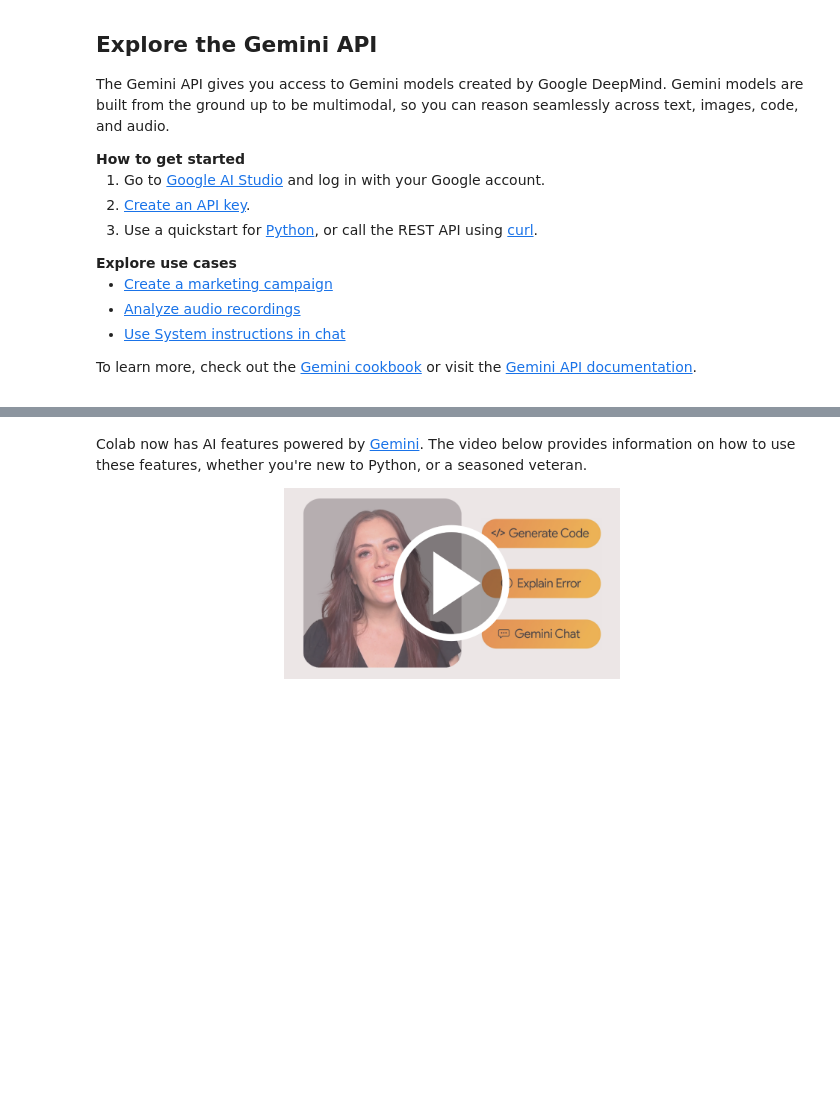
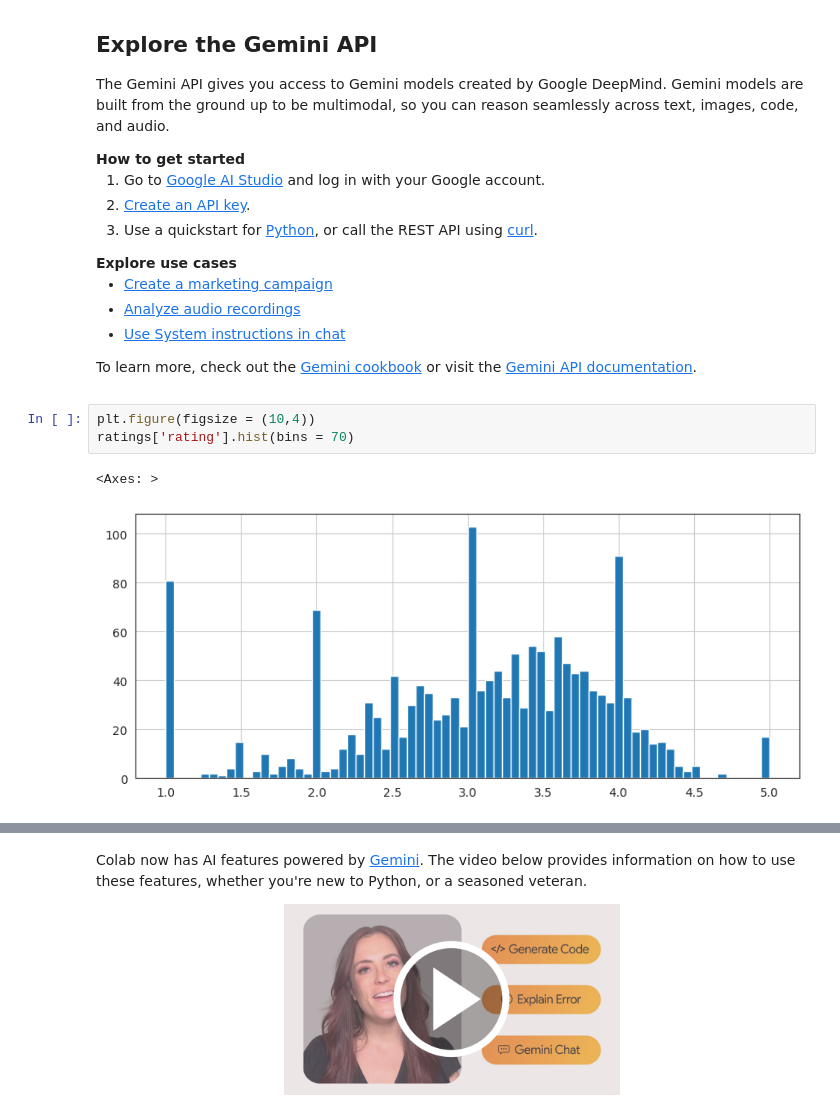
Before and after one commit to Abhiii52/Rollaball, a Jupyter notebook: Welcome_To_Colab.ipynb, the cells around one changed output, grey strips where cells are left out. Saved outputs shown, nothing was run; the diff lists cells and outputs as text; blank space fills up the shorter version.

```diff
--- a/Welcome_To_Colab.ipynb
+++ b/Welcome_To_Colab.ipynb
@@ -24,3 +24,9 @@
   <p>To learn more, check out the <a href="https://github.com/google-gemini/cookbook">Gemini cookbook</a> or visit the <a href="https://ai.google.dev/docs/">Gemini API documentation</a>.
   </p>
 </div>
+# %%
+plt.figure(figsize = (10,4))
+ratings['rating'].hist(bins = 70)
+# %% [output]
+<Axes: >
+[figure, added]
```
Also changed, not shown: parts of 10 cells of this notebook.
